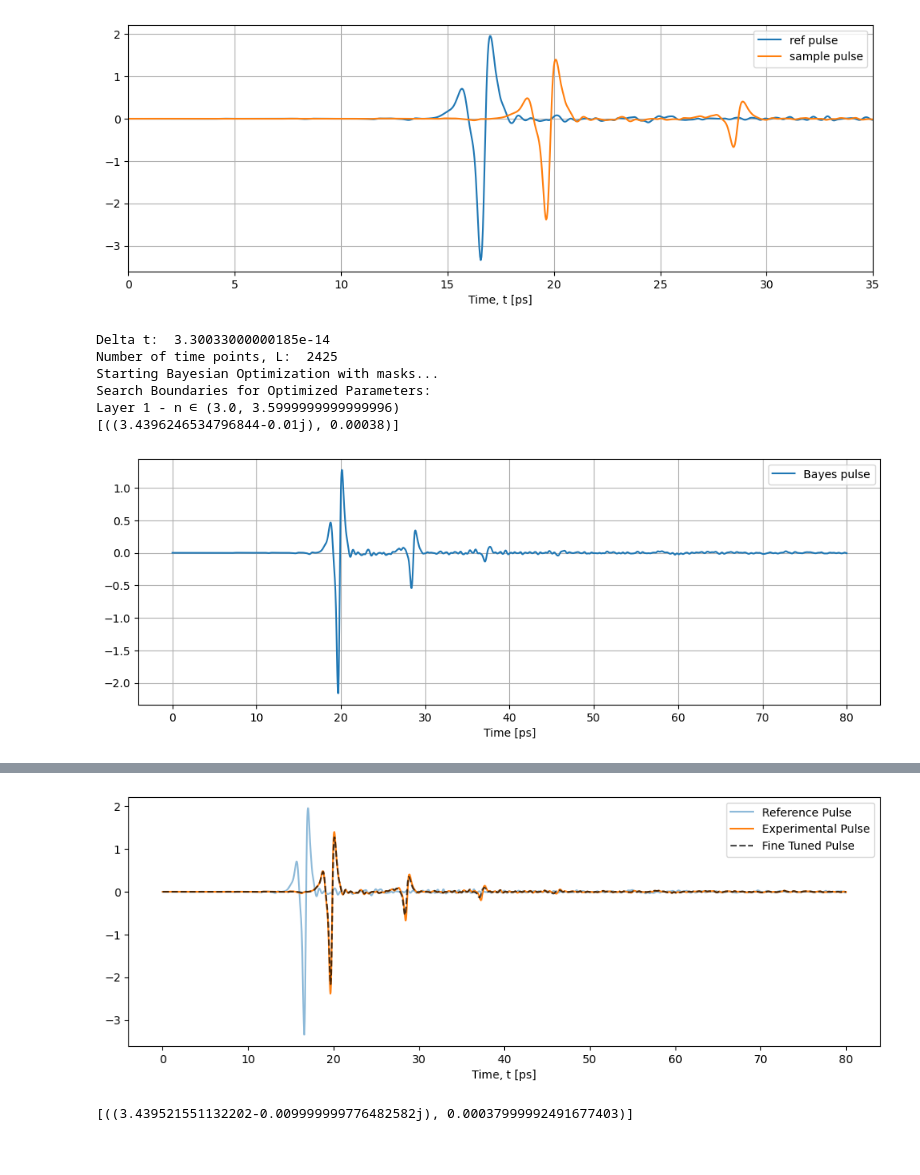
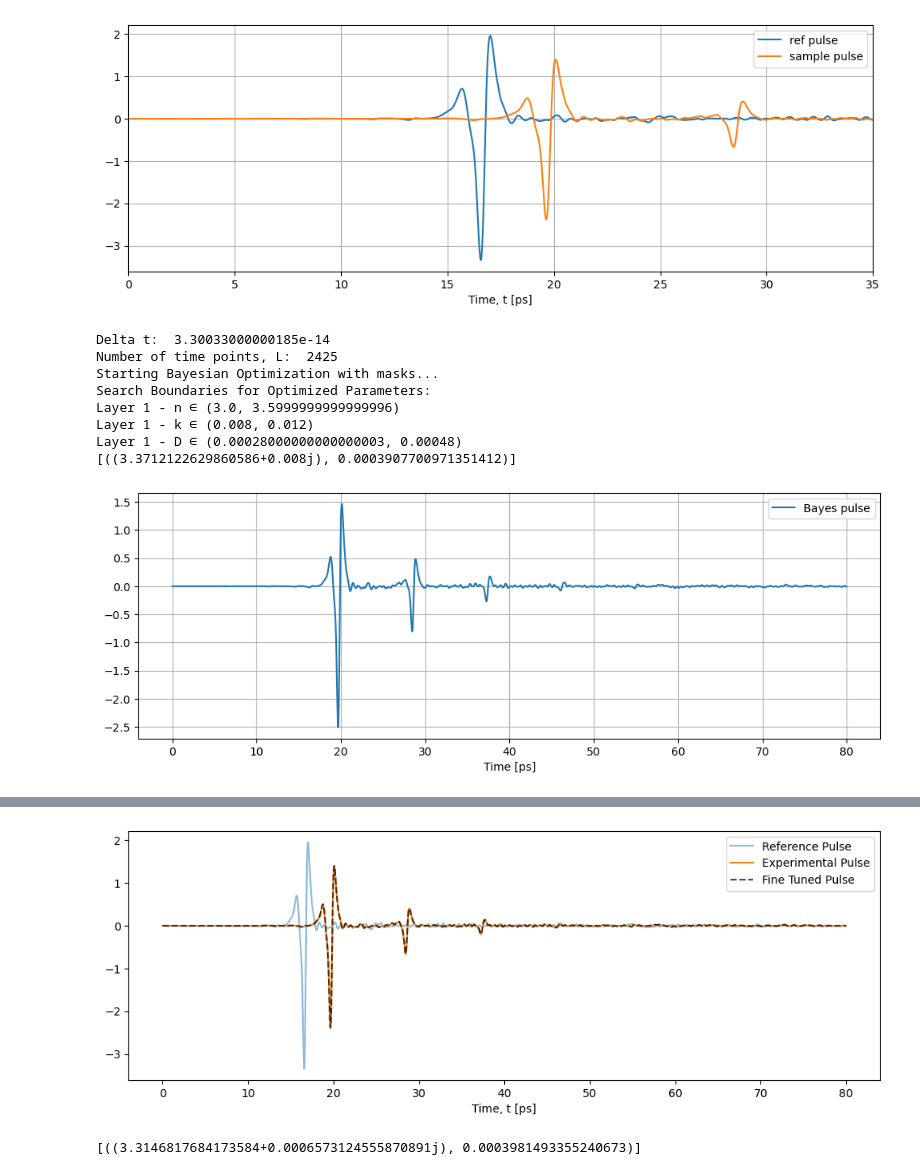
Before and after one commit to Loriginale2000/TerahertzProject, a Jupyter notebook: TheoTHzTDS/THz-TDS/Transfer Matrix Method/HRZ_Si_03_02_2026.ipynb, the cells around one changed output, grey strips where cells are left out. Saved outputs shown, nothing was run; the diff lists cells and outputs as text; code cells hidden in the pictures.

Commit message:
Made some new changes regarding the BayesianExtractor, in order to set correct cusstomizable boundaries. Ran some new extractions using updated Bayes

```diff
--- a/TheoTHzTDS/THz-TDS/Transfer Matrix Method/HRZ_Si_03_02_2026.ipynb
+++ b/TheoTHzTDS/THz-TDS/Transfer Matrix Method/HRZ_Si_03_02_2026.ipynb
@@ -3,6 +3,7 @@ Measurements and data analysis for the HRZ-Si sample
 # %%
 import numpy as np
 import matplotlib.pyplot as plt
+from scipy import signal
 
 
 
@@ -16,6 +17,11 @@ t1= reference_pulse[:,0] + 740  # ADJUISTING THE AXIS
 amp1 = reference_pulse[:,1]
 t2 = sample_pulse_HRZ_Si[:,0] + 740  # ADJUISTING THE AXIS
 amp2 = sample_pulse_HRZ_Si[:,1]
+
+# ATTEMPT TO CREATE A TUKEY WINDOW
+window = signal.windows.tukey(len(amp1), alpha=0.1)
+amp1 = amp1 * window
+amp2 = amp2 * window
 
 # FFT OF SIGNALS
 reference_fft = np.fft.fft(amp1,65536)
@@ -217,8 +223,8 @@ plt.show()
 [figure]
 # %%
 # set initial guesses for Bayes optimization
-layers_init = [(3.3-0.01j, 0.380e-3)]
-optimization_bounds = [0.3, 0.01, 0.1e-3]
+layers_init = [(3.3+0.01j, 0.380e-3)]
+optimization_bounds = [0.3, 0.002, 0.1e-3]
 
 deltat = t1[1] - t1[0]
 deltat = deltat * 1e-12
@@ -229,10 +235,11 @@ print("Delta t: ", deltat)
 print("Number of time points, L: ", L)
 
 # Set optimization mask
-optimization_mask = [(True, False, False),]
+optimization_mask = [(True, True, True),]
+
 
 # Initialize extractor for the data
-Bayes_extractor = BayesianLayeredExtractor(reference_pulse_tensor,sample_pulse_tensor, deltat, layers_init,optimization_mask, optimization_bounds=optimization_bounds)
+Bayes_extractor = BayesianLayeredExtractor(reference_pulse_tensor,sample_pulse_tensor, deltat, layers_init,optimization_bounds=optimization_bounds,optimize_mask=optimization_mask)
 
 # Run the extraction loop and returns parameters
 bayes_params = ms = Bayes_extractor.bayesian_optimization(n_calls=50)
@@ -254,33 +261,35 @@ plt.grid(True)
 plt.legend()
 plt.show()
 
 
 
 
 
 
 
  # Initialize adam optimizer object
 grad_optimizer = LayeredExtractor(reference_pulse_tensor,sample_pulse_tensor, deltat, bayes_params,optimization_mask, lr=0.0001)
  # Run optimization for set iterations, ‘updates’ provides a printout of progress
-optim_params = grad_optimizer.optimize(num_iterations=2500,updates=50)
+optim_params = grad_optimizer.optimize(num_iterations=1000,updates=50)
 optim_pulse = simulate_parallel(reference_pulse_tensor,
 optim_params, deltat, 0)[1].detach().cpu().numpy()[:L]
 print(optim_params)
 plt.figure(figsize=(12,4))
 plt.plot(t1, reference_pulse_tensor.detach().cpu().numpy(), label='Reference Pulse',
 alpha=0.5)
 plt.plot(t2, sample_pulse_tensor.detach().cpu().numpy(),
 label='Experimental Pulse')
 plt.plot(t1, optim_pulse, label='Fine Tuned Pulse',alpha=0.7, linestyle='--',color='black')
 plt.xlabel('Time, t [ps]')
 plt.legend()
 plt.show()
 # %% [output]
 Delta t:  3.30033000000185e-14
 Number of time points, L:  2425
 Starting Bayesian Optimization with masks...
 Search Boundaries for Optimized Parameters:
 Layer 1 - n ∈ (3.0, 3.5999999999999996)
-[((3.4396246534796844-0.01j), 0.00038)]
+Layer 1 - k ∈ (0.008, 0.012)
+Layer 1 - D ∈ (0.00028000000000000003, 0.00048)
+[((3.3712122629860586+0.008j), 0.0003907700971351412)]
-[figure, old version]
+[figure, new version]
@@ -305,4 +314,4 @@ Iteration 2499, Loss: 2.895790e-02, Layer 0: n=3.4395, k=-0.01000, D=380.00 µm
 # %%
 optim_params
 # %% [output]
-[((3.439521551132202-0.009999999776482582j), 0.00037999992491677403)]
+[((3.3146817684173584+0.0006573124555870891j), 0.0003981493355240673)]
```
Also changed, not shown: parts of 4 cells of this notebook, 7 other files.
